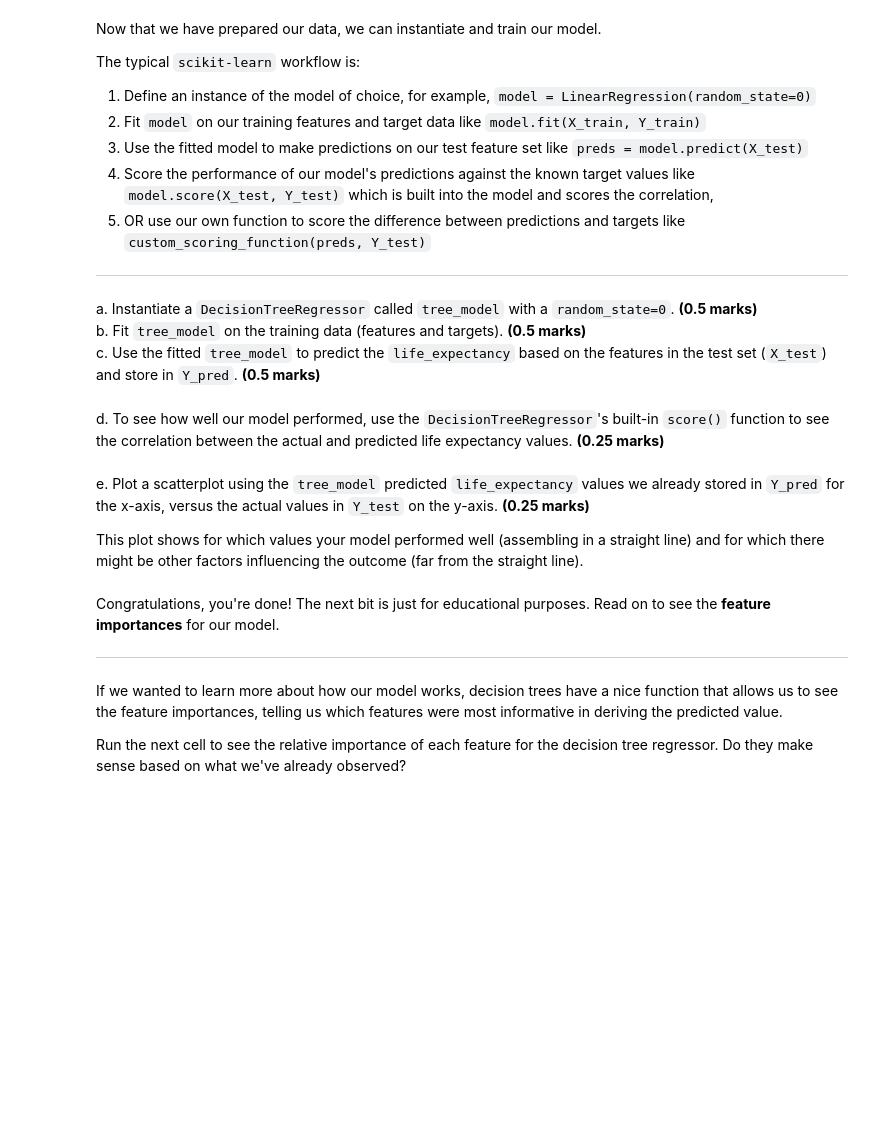
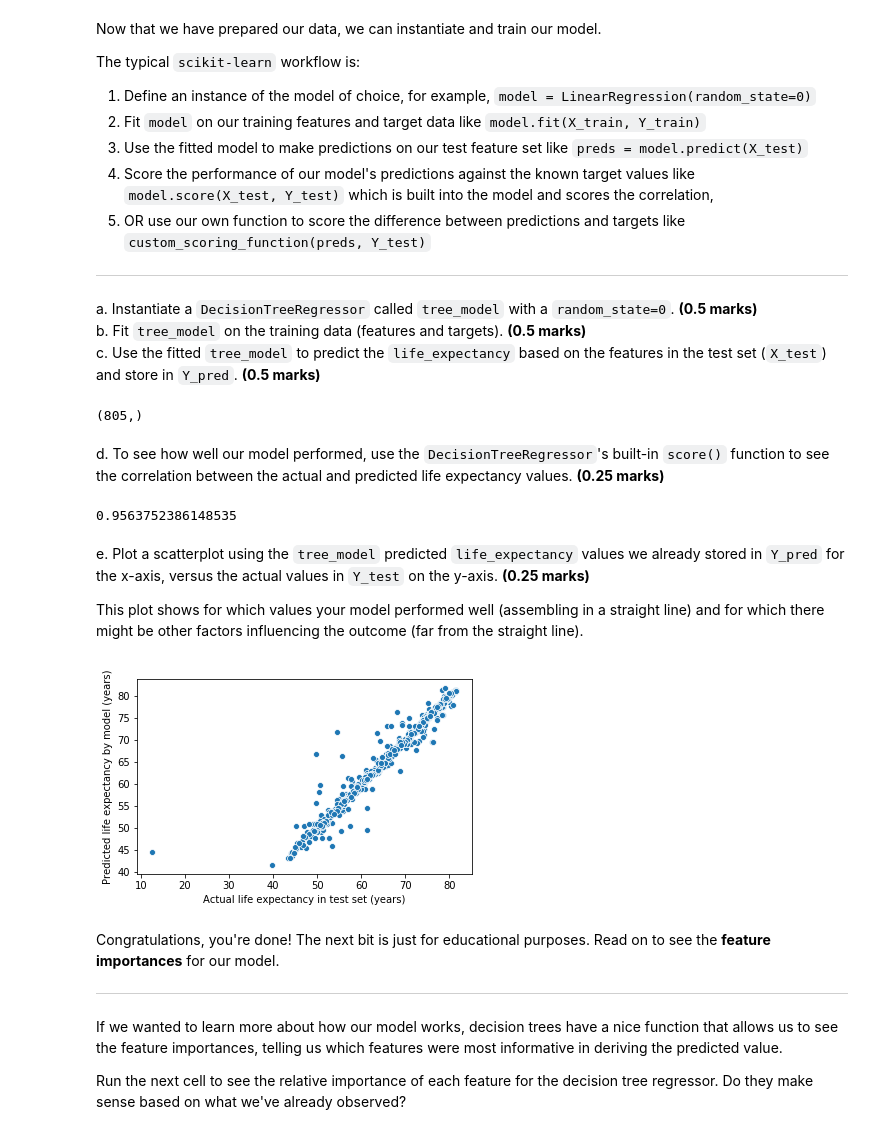
Before and after one commit to constructor-s/BME1478_Assignments, a Jupyter notebook: a11/last_first_assignment11.ipynb, the cells around one changed output. Cells and saved outputs as stored; diff of their text form; code cells hidden in the pictures; blank space fills up the shorter version.

```diff
--- a/a11/last_first_assignment11.ipynb
+++ b/a11/last_first_assignment11.ipynb
@@ -156,8 +230,8 @@ b. Create a variable `Y` which only has the column `life_expectancy` from the `d
 
 c. Create a variable `X` which drops the `life_expectancy` column from the `df` dataframe (use the `columns=[columns...]` parameter). **(0.25 marks)**
 # %%
-Y =
-X =
+Y = df["life_expectancy"]
+X = df.drop(columns=["life_expectancy"])
 
 # Keep this code here
 # this performs the one-hot encoding of the categorical variables.
@@ -173,13 +254,11 @@ c. Import `StandardScaler` from the `sklearn.preprocessing` module. Create an in
 Do not assign the fitted `scaler` to another variable, our `scaler` object will be updated automatically, in-place, by running `.fit()`. We can then use the updated `scaler` to apply the scaling transformation to the same feature set we fit the scaler on (we've done that for you in the last line).
 # %%
 # import class here
-
+from sklearn.preprocessing import StandardScaler
 
 # instantiate instance of StandardScaler, then fit the scaler
-scaler =
-
-
-
+scaler = StandardScaler()
+scaler.fit(X)
 
 # keep this code here, this uses the fitted StandardScaler to transforms our data
 X_scaled = scaler.transform(X)
@@ -195,7 +274,7 @@ d. Split our features (`X_scaled`) and targets (`Y`) into a training set and a t
 # %%
 from sklearn.model_selection import train_test_split # keep this here
 
-..., ..., ..., ... = ...
+X_train, X_test, Y_train, Y_test = train_test_split(X_scaled, Y, test_size=0.2, random_state=0)
 
 
 # keep this code here
@@ -220,27 +301,38 @@ c. Use the fitted `tree_model` to predict the `life_expectancy` based on the fea
 from sklearn.tree import DecisionTreeRegressor # keep this code here
 
 # create an instance of the Decision Tree Regressor
-tree_model =
+tree_model = DecisionTreeRegressor(random_state=0)
 
 # fit the model
-
+tree_model.fit(X_train, Y_train)
 
 # predictions
-
+Y_pred = tree_model.predict(X_test)
 
 # keep this code here
 print(Y_pred.shape)
+# %% [output]
+(805,)
 # %% [markdown]
 d. To see how well our model performed, use the `DecisionTreeRegressor`'s built-in `score()` function to see the correlation between the actual and predicted life expectancy values. **(0.25 marks)**
 # %%
-corr_tree =
+corr_tree = tree_model.score(X_test, Y_test)
 
 # keep this code here
 print(corr_tree)
+# %% [output]
+0.9563752386148535
 # %% [markdown]
 e. Plot a scatterplot using the `tree_model` predicted `life_expectancy` values we already stored in `Y_pred` for the x-axis, versus the actual values in `Y_test` on the y-axis. **(0.25 marks)**
 
 This plot shows for which values your model performed well (assembling in a straight line) and for which there might be other factors influencing the outcome (far from the straight line).
+# %%
+ax = sns.scatterplot(x=Y_test, y=Y_pred)
+ax.set_xlabel("Actual life expectancy in test set (years)")
+ax.set_ylabel("Predicted life expectancy by model (years)")
+ax.set_aspect("equal")
+# %% [output]
+[figure, added]
 # %% [markdown]
 Congratulations, you're done! The next bit is just for educational purposes. Read on to see the **feature importances** for our model.
 ___
```
Also changed, not shown: parts of 19 cells of this notebook.
